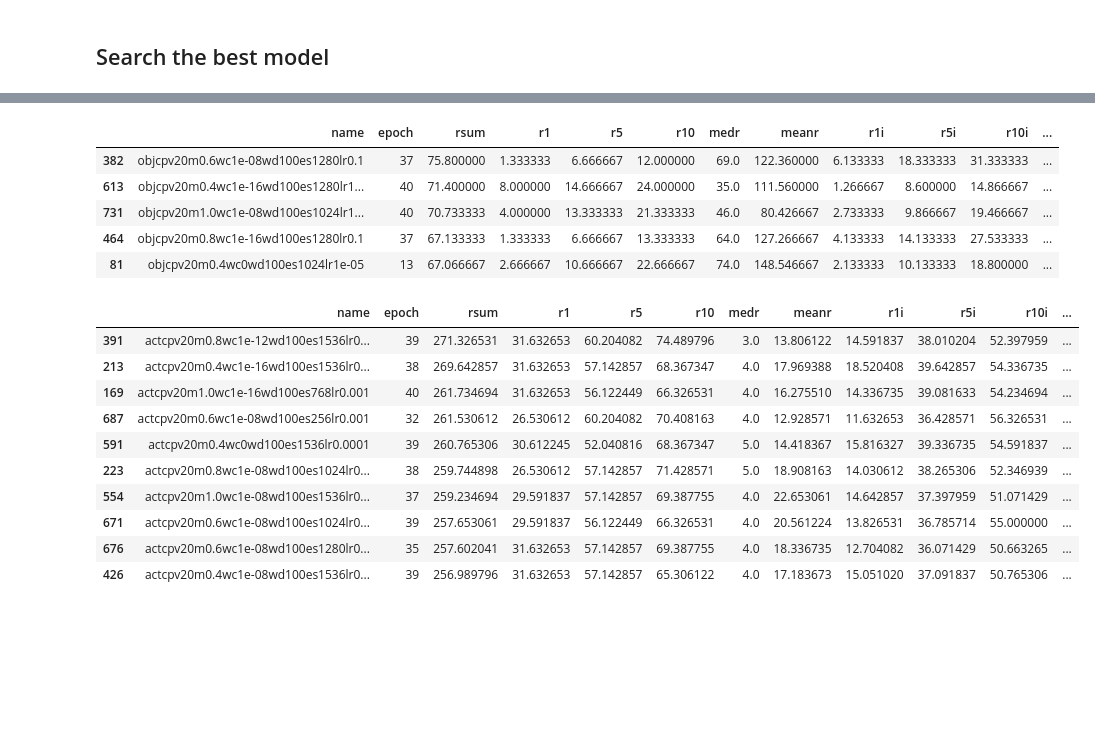
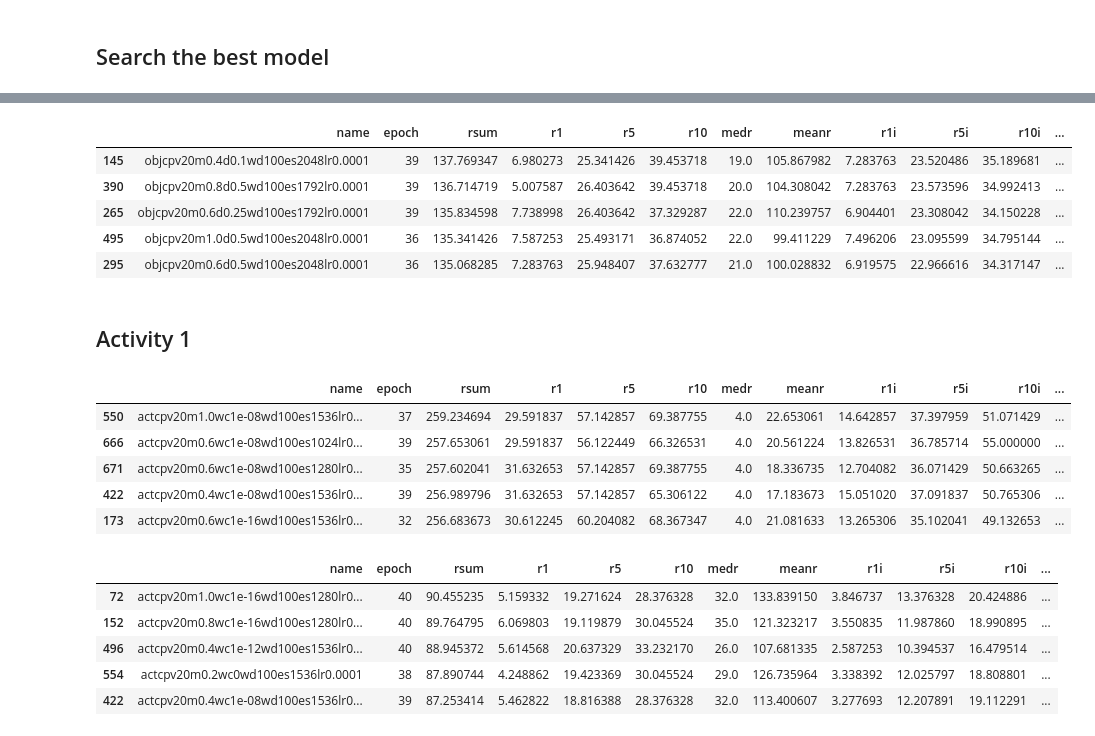
Before and after one commit to winev52/video-text-retrieval, a Jupyter notebook: source/video_text_retrieval/mybook.ipynb, the cells around one changed output, grey strips where cells are left out. Cells and saved outputs as stored; diff of their text form; code cells hidden in the pictures; blank space fills up the shorter version.

```diff
--- a/source/video_text_retrieval/mybook.ipynb
+++ b/source/video_text_retrieval/mybook.ipynb
@@ -5,6 +5,3 @@ import pickle
 import torch
 import pandas as pd
 from model import VSE
-# %%
-with open('./data/msr-vtt/captions_pkl/msr-vtt_captions_val.pkl', 'rb') as f:
-    captions, lengths, video_ids = pickle.load(f)
@@ -15,6 +8,3 @@ class Vocabulary:
-# %%
-with open('./vocab/vocab.pkl', 'rb') as f:
-    vocab = pickle.load(f)
 # %%
 with open('../../data/msvd_video_caps.pkl', 'rb') as f:
     data = pickle.load(f)
@@ -21 +15,4 @@ with open('../../data/msvd_video_caps.pkl', 'rb') as f:
+# %%
+with open('vocab/vocab.pkl', 'rb') as f:
+    data = pickle.load(f)
 # %%
@@ -39,3 +21,0 @@ test = np.load('../../data/test.npy')
-# %%
-with open('./runs/lr00002wc8m02wd100_cpv20rand_wp/model_best.pth.tar', 'rb') as f:
-    data = pickle.load(f)
@@ -84,25 +68,32 @@ obj_val = collect_results(OBJ_DIR, result_name='val.stat')
 # %%
-obj_val.sort_values(by='rsum', ascending=False).head(5)
+obj_test = collect_results(OBJ_DIR, result_name='test.stat')
+obj_test.sort_values(by='rsum', ascending=False).head(5)
 # %% [output]
 |  | name | epoch | rsum | r1 | r5 | r10 | medr | meanr | r1i | r5i | r10i | ... |
-| 382 | objcpv20m0.6wc1e-08wd100es1280lr0.1 | 37 | 75.800000 | 1.333333 | 6.666667 | 12.000000 | 69.0 | 122.360000 | 6.133333 | 18.333333 | 31.333333 | ... |
-| 613 | objcpv20m0.4wc1e-16wd100es1280lr1... | 40 | 71.400000 | 8.000000 | 14.666667 | 24.000000 | 35.0 | 111.560000 | 1.266667 | 8.600000 | 14.866667 | ... |
-| 731 | objcpv20m1.0wc1e-08wd100es1024lr1... | 40 | 70.733333 | 4.000000 | 13.333333 | 21.333333 | 46.0 | 80.426667 | 2.733333 | 9.866667 | 19.466667 | ... |
-| 464 | objcpv20m0.8wc1e-16wd100es1280lr0.1 | 37 | 67.133333 | 1.333333 | 6.666667 | 13.333333 | 64.0 | 127.266667 | 4.133333 | 14.133333 | 27.533333 | ... |
-| 81 | objcpv20m0.4wc0wd100es1024lr1e-05 | 13 | 67.066667 | 2.666667 | 10.666667 | 22.666667 | 74.0 | 148.546667 | 2.133333 | 10.133333 | 18.800000 | ... |
+| 145 | objcpv20m0.4d0.1wd100es2048lr0.0001 | 39 | 137.769347 | 6.980273 | 25.341426 | 39.453718 | 19.0 | 105.867982 | 7.283763 | 23.520486 | 35.189681 | ... |
+| 390 | objcpv20m0.8d0.5wd100es1792lr0.0001 | 39 | 136.714719 | 5.007587 | 26.403642 | 39.453718 | 20.0 | 104.308042 | 7.283763 | 23.573596 | 34.992413 | ... |
+| 265 | objcpv20m0.6d0.25wd100es1792lr0.0001 | 39 | 135.834598 | 7.738998 | 26.403642 | 37.329287 | 22.0 | 110.239757 | 6.904401 | 23.308042 | 34.150228 | ... |
+| 495 | objcpv20m1.0d0.5wd100es2048lr0.0001 | 36 | 135.341426 | 7.587253 | 25.493171 | 36.874052 | 22.0 | 99.411229 | 7.496206 | 23.095599 | 34.795144 | ... |
+| 295 | objcpv20m0.6d0.5wd100es2048lr0.0001 | 36 | 135.068285 | 7.283763 | 25.948407 | 37.632777 | 21.0 | 100.028832 | 6.919575 | 22.966616 | 34.317147 | ... |
+# %% [markdown]
+## Activity 1
 # %%
 act_val = collect_results(ACT_DIR, result_name='val.stat')
+act_val.sort_values(by='rsum', ascending=False).head(5)
+# %% [output]
+|  | name | epoch | rsum | r1 | r5 | r10 | medr | meanr | r1i | r5i | r10i | ... |
+| 550 | actcpv20m1.0wc1e-08wd100es1536lr0... | 37 | 259.234694 | 29.591837 | 57.142857 | 69.387755 | 4.0 | 22.653061 | 14.642857 | 37.397959 | 51.071429 | ... |
+| 666 | actcpv20m0.6wc1e-08wd100es1024lr0... | 39 | 257.653061 | 29.591837 | 56.122449 | 66.326531 | 4.0 | 20.561224 | 13.826531 | 36.785714 | 55.000000 | ... |
+| 671 | actcpv20m0.6wc1e-08wd100es1280lr0... | 35 | 257.602041 | 31.632653 | 57.142857 | 69.387755 | 4.0 | 18.336735 | 12.704082 | 36.071429 | 50.663265 | ... |
+| 422 | actcpv20m0.4wc1e-08wd100es1536lr0... | 39 | 256.989796 | 31.632653 | 57.142857 | 65.306122 | 4.0 | 17.183673 | 15.051020 | 37.091837 | 50.765306 | ... |
+| 173 | actcpv20m0.6wc1e-16wd100es1536lr0... | 32 | 256.683673 | 30.612245 | 60.204082 | 68.367347 | 4.0 | 21.081633 | 13.265306 | 35.102041 | 49.132653 | ... |
 # %%
-act_val.sort_values(by='rsum', ascending=False).head(10)
+act_test = collect_results(ACT_DIR, result_name='test.stat')
+act_test.sort_values(by='rsum', ascending=False).head(5)
 # %% [output]
 |  | name | epoch | rsum | r1 | r5 | r10 | medr | meanr | r1i | r5i | r10i | ... |
-| 391 | actcpv20m0.8wc1e-12wd100es1536lr0... | 39 | 271.326531 | 31.632653 | 60.204082 | 74.489796 | 3.0 | 13.806122 | 14.591837 | 38.010204 | 52.397959 | ... |
-| 213 | actcpv20m0.4wc1e-16wd100es1536lr0... | 38 | 269.642857 | 31.632653 | 57.142857 | 68.367347 | 4.0 | 17.969388 | 18.520408 | 39.642857 | 54.336735 | ... |
-| 169 | actcpv20m1.0wc1e-16wd100es768lr0.001 | 40 | 261.734694 | 31.632653 | 56.122449 | 66.326531 | 4.0 | 16.275510 | 14.336735 | 39.081633 | 54.234694 | ... |
-| 687 | actcpv20m0.6wc1e-08wd100es256lr0.001 | 32 | 261.530612 | 26.530612 | 60.204082 | 70.408163 | 4.0 | 12.928571 | 11.632653 | 36.428571 | 56.326531 | ... |
-| 591 | actcpv20m0.4wc0wd100es1536lr0.0001 | 39 | 260.765306 | 30.612245 | 52.040816 | 68.367347 | 5.0 | 14.418367 | 15.816327 | 39.336735 | 54.591837 | ... |
-| 223 | actcpv20m0.8wc1e-08wd100es1024lr0... | 38 | 259.744898 | 26.530612 | 57.142857 | 71.428571 | 5.0 | 18.908163 | 14.030612 | 38.265306 | 52.346939 | ... |
-| 554 | actcpv20m1.0wc1e-08wd100es1536lr0... | 37 | 259.234694 | 29.591837 | 57.142857 | 69.387755 | 4.0 | 22.653061 | 14.642857 | 37.397959 | 51.071429 | ... |
-| 671 | actcpv20m0.6wc1e-08wd100es1024lr0... | 39 | 257.653061 | 29.591837 | 56.122449 | 66.326531 | 4.0 | 20.561224 | 13.826531 | 36.785714 | 55.000000 | ... |
-| 676 | actcpv20m0.6wc1e-08wd100es1280lr0... | 35 | 257.602041 | 31.632653 | 57.142857 | 69.387755 | 4.0 | 18.336735 | 12.704082 | 36.071429 | 50.663265 | ... |
-| 426 | actcpv20m0.4wc1e-08wd100es1536lr0... | 39 | 256.989796 | 31.632653 | 57.142857 | 65.306122 | 4.0 | 17.183673 | 15.051020 | 37.091837 | 50.765306 | ... |
+| 72 | actcpv20m1.0wc1e-16wd100es1280lr0... | 40 | 90.455235 | 5.159332 | 19.271624 | 28.376328 | 32.0 | 133.839150 | 3.846737 | 13.376328 | 20.424886 | ... |
+| 152 | actcpv20m0.8wc1e-16wd100es1280lr0... | 40 | 89.764795 | 6.069803 | 19.119879 | 30.045524 | 35.0 | 121.323217 | 3.550835 | 11.987860 | 18.990895 | ... |
+| 496 | actcpv20m0.4wc1e-12wd100es1536lr0... | 40 | 88.945372 | 5.614568 | 20.637329 | 33.232170 | 26.0 | 107.681335 | 2.587253 | 10.394537 | 16.479514 | ... |
+| 554 | actcpv20m0.2wc0wd100es1536lr0.0001 | 38 | 87.890744 | 4.248862 | 19.423369 | 30.045524 | 29.0 | 126.735964 | 3.338392 | 12.025797 | 18.808801 | ... |
+| 422 | actcpv20m0.4wc1e-08wd100es1536lr0... | 39 | 87.253414 | 5.462822 | 18.816388 | 28.376328 | 32.0 | 113.400607 | 3.277693 | 12.207891 | 19.112291 | ... |
```
Also changed, not shown: parts of 27 cells of this notebook, 6 other files.
